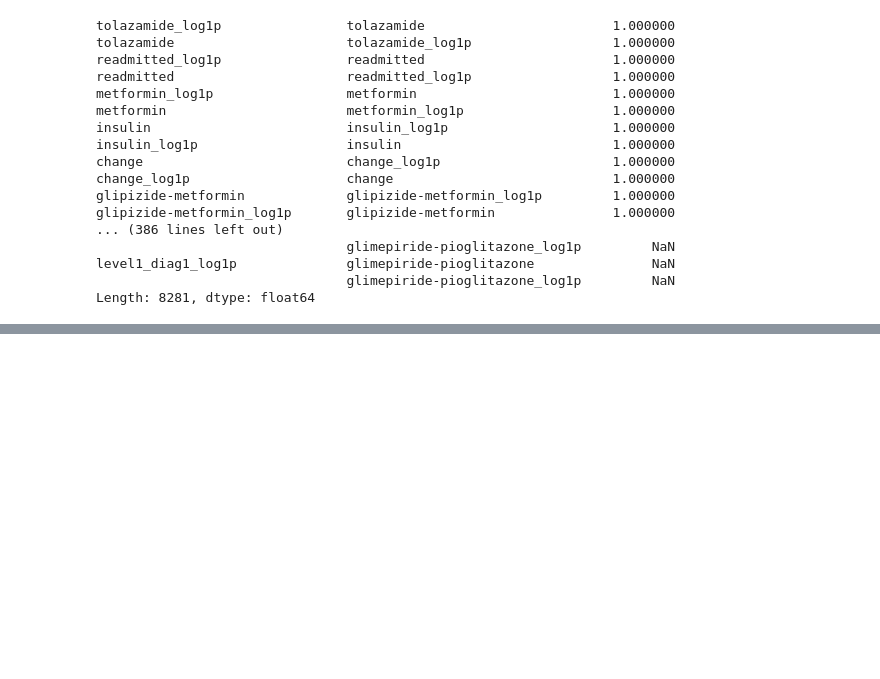
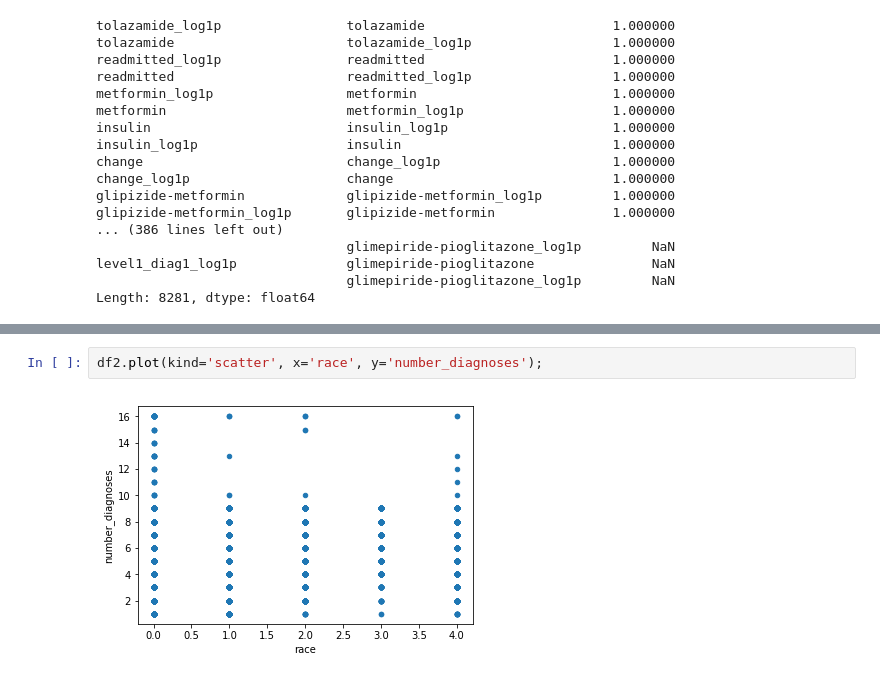
Before and after one commit to stoilyanchev/Prediction_of_hospital_readmission_in_diabetic_inpatients, a Jupyter notebook: Prediction_of_hospital_readmission_in_diabetic_inpatients.ipynb, the cells around one changed output, grey strips where cells are left out. Drawn from its saved outputs; the diff is of its cells as text; blank space fills up the shorter version.

```diff
--- a/Prediction_of_hospital_readmission_in_diabetic_inpatients.ipynb
+++ b/Prediction_of_hospital_readmission_in_diabetic_inpatients.ipynb
@@ -607,0 +697,4 @@ Length: 8281, dtype: float64
+# %%
+df2.plot(kind='scatter', x='race', y='number_diagnoses');
+# %% [output]
+[figure, added]
```
Also changed, not shown: parts of 23 cells of this notebook.
